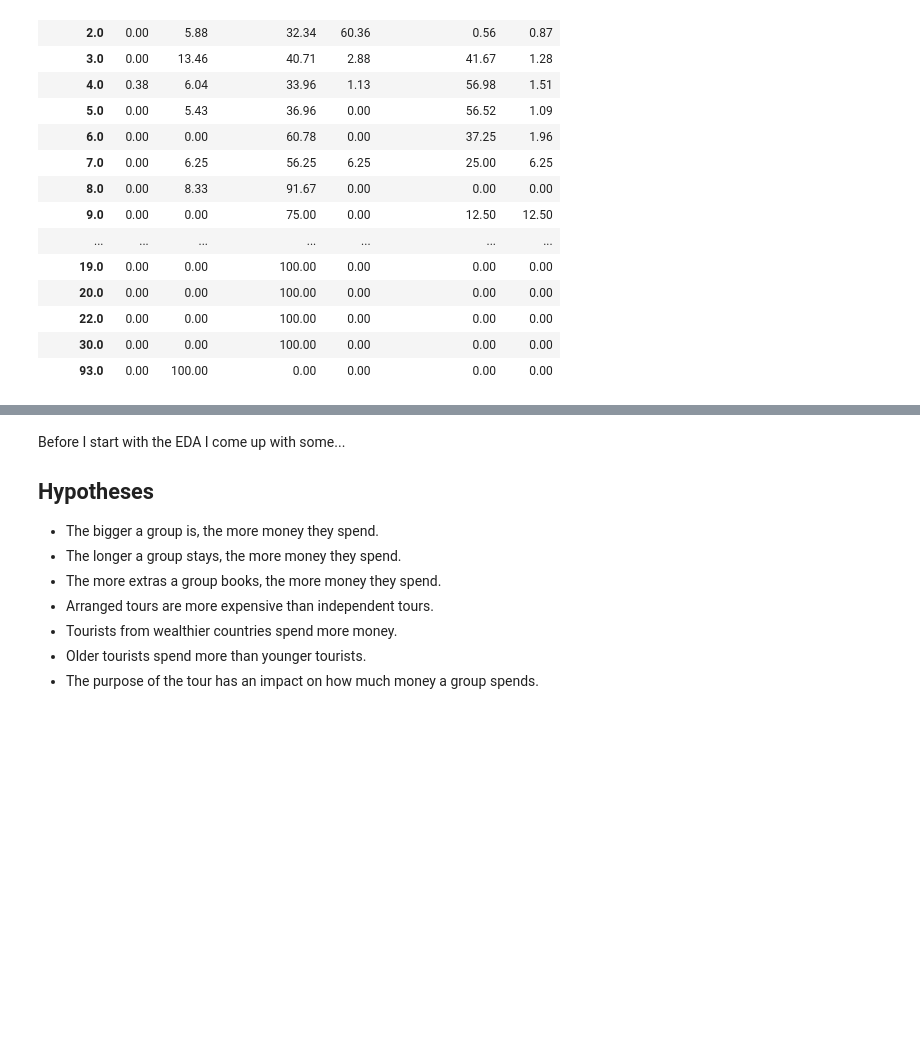
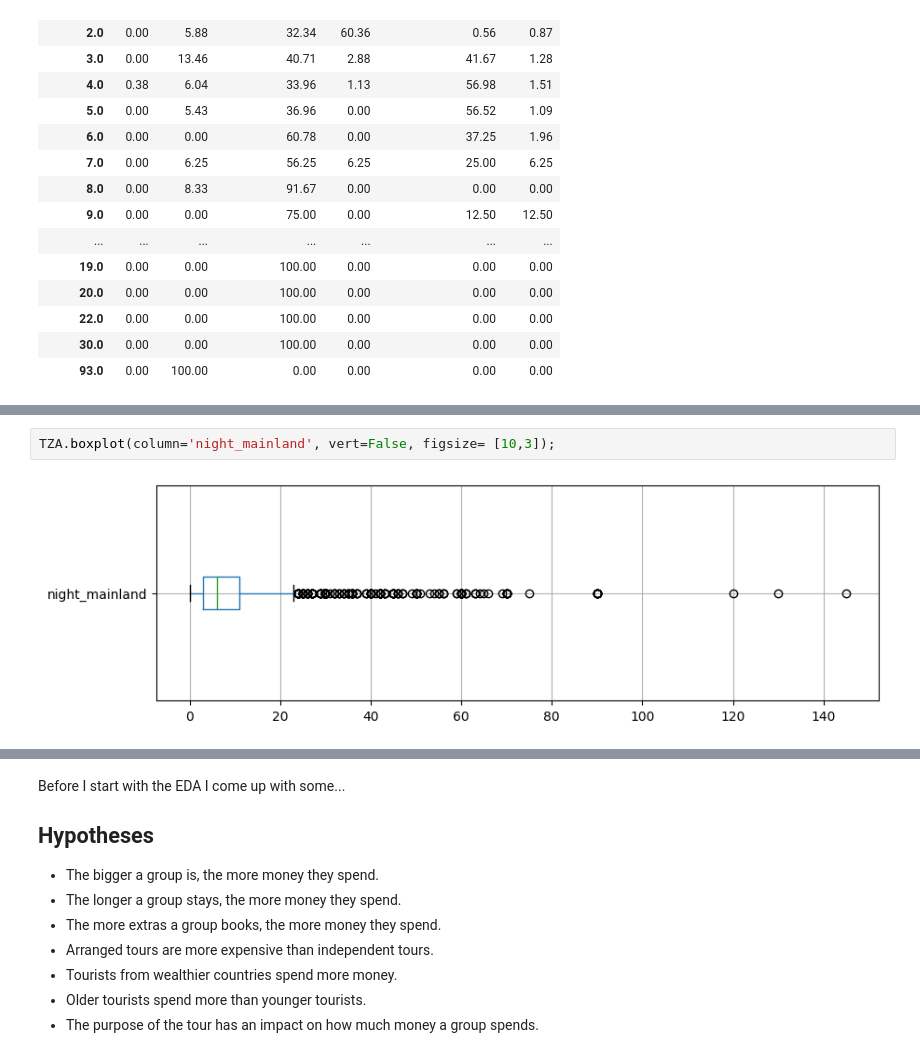
Before and after one commit to scheinmensch/Tanzania_Tourism_Prediction, a Jupyter notebook: EDA.ipynb, the cells around one changed output, grey strips where cells are left out. Drawn from its saved outputs; the diff is of its cells as text; blank space fills up the shorter version.

```diff
--- a/EDA.ipynb
+++ b/EDA.ipynb
@@ -201,0 +372,4 @@ But I don't want to get lost in the details just yet, but first apply a bit of s
+# %%
+TZA.boxplot(column='night_mainland', vert=False, figsize= [10,3]);
+# %% [output]
+[figure, added]
```
Also changed, not shown: parts of 39 cells of this notebook.
